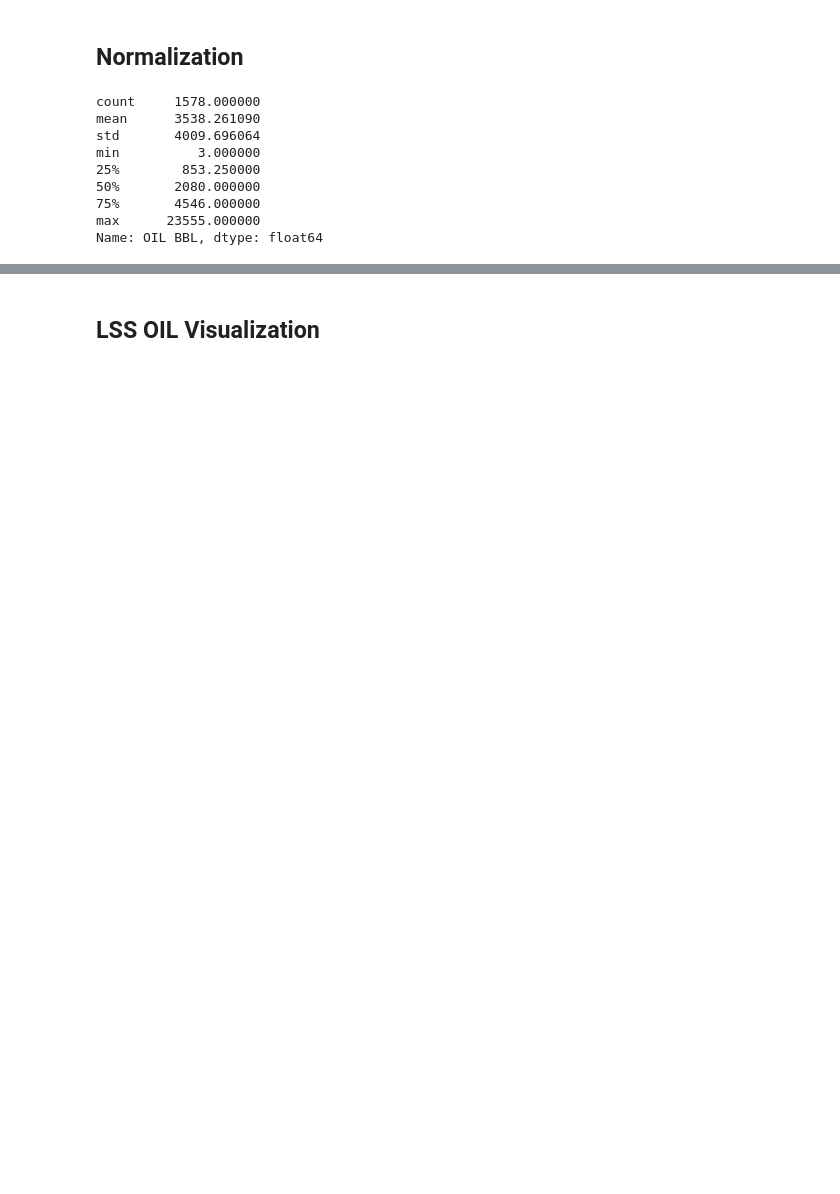
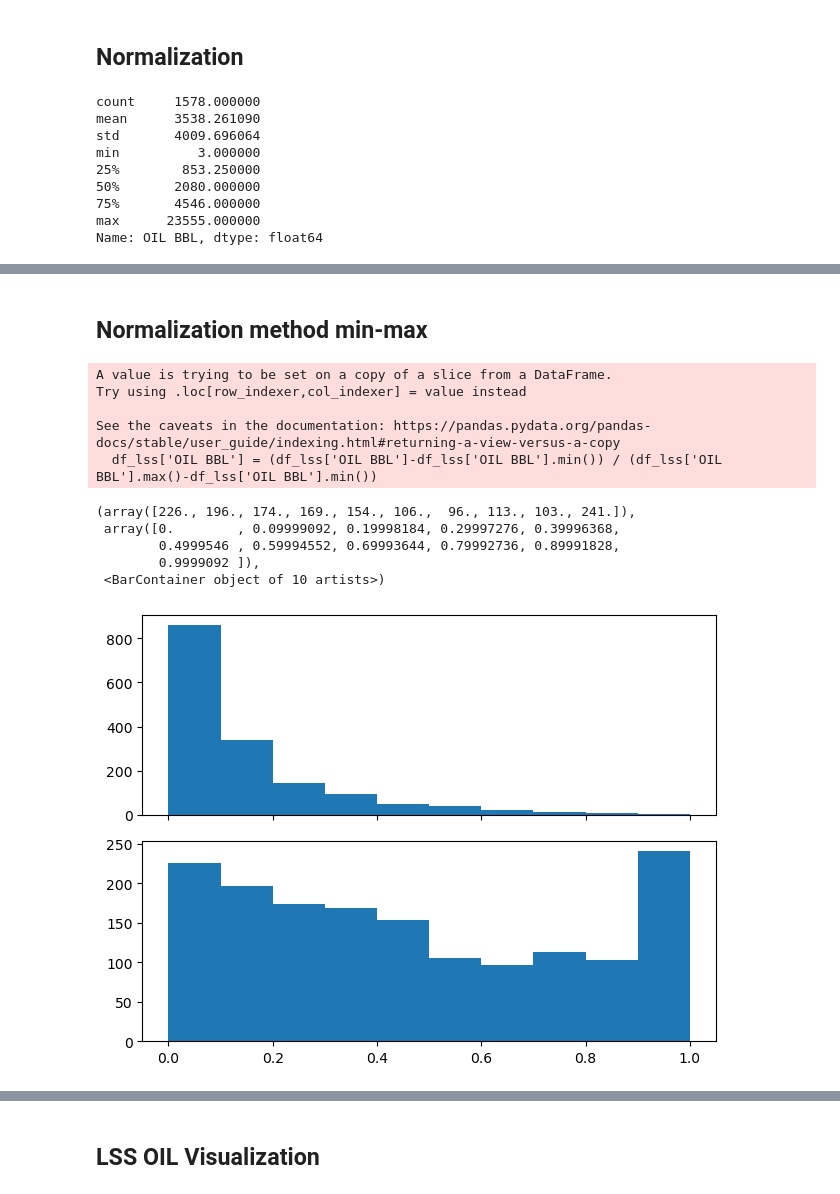
Before and after one commit to dasxgo/rocket-app, a Jupyter notebook: tap_rock_shlitz.ipynb, the cells around one changed output, grey strips where cells are left out. Drawn from its saved outputs; the diff is of its cells as text; code cells hidden in the pictures; blank space fills up the shorter version.

Commit message:
normalization

```diff
--- a/tap_rock_shlitz.ipynb
+++ b/tap_rock_shlitz.ipynb
@@ -319,0 +309,22 @@ Name: OIL BBL, Length: 1578, dtype: int64
+# %% [markdown]
+## Normalization method min-max
+# %%
+df_lss['OIL BBL'] = (df_lss['OIL BBL']-df_lss['OIL BBL'].min()) / (df_lss['OIL BBL'].max()-df_lss['OIL BBL'].min())
+p = 0.2
+
+fig, axs = plt.subplots(2, 1, sharex=True, tight_layout=True)
+
+axs[0].hist(df_lss['OIL BBL'])
+axs[1].hist(df_lss['OIL BBL'].apply(lambda x : np.tanh(x/p)))
+# %% [output]
+A value is trying to be set on a copy of a slice from a DataFrame.
+Try using .loc[row_indexer,col_indexer] = value instead
+
+See the caveats in the documentation: https://pandas.pydata.org/pandas-docs/stable/user_guide/indexing.html#returning-a-view-versus-a-copy
+  df_lss['OIL BBL'] = (df_lss['OIL BBL']-df_lss['OIL BBL'].min()) / (df_lss['OIL BBL'].max()-df_lss['OIL BBL'].min())
+(array([226., 196., 174., 169., 154., 106.,  96., 113., 103., 241.]),
+ array([0.        , 0.09999092, 0.19998184, 0.29997276, 0.39996368,
+        0.4999546 , 0.59994552, 0.69993644, 0.79992736, 0.89991828,
+        0.9999092 ]),
+ <BarContainer object of 10 artists>)
+[figure, added]
```
Also changed, not shown: parts of 12 cells of this notebook.
